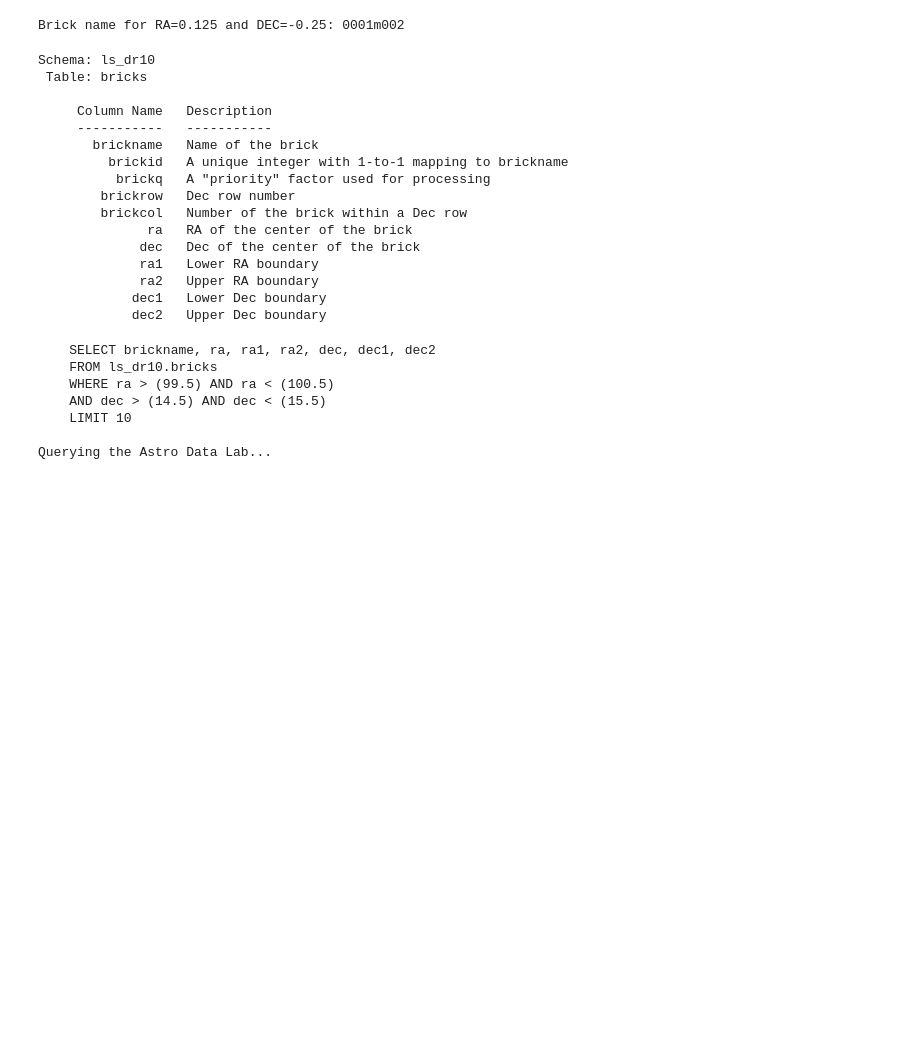
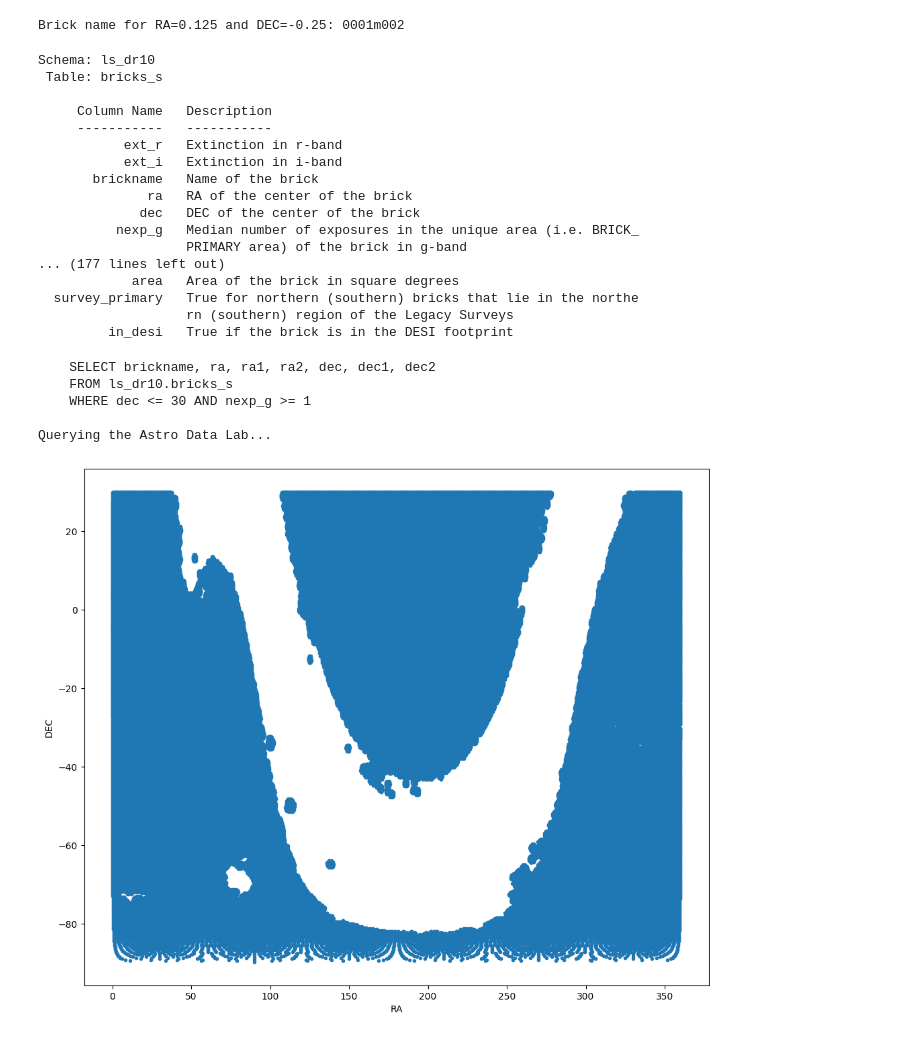
Before and after one commit to cyb0rb/WiFeS_Catalog, a Jupyter notebook: query_images.ipynb, the cells around one changed output. Drawn from its saved outputs; the diff is of its cells as text; code cells hidden in the pictures; blank space fills up the shorter version.

```diff
--- a/query_images.ipynb
+++ b/query_images.ipynb
@@ -140,24 +140,25 @@ brickname = brick_identifier(0.125, -0.25)
 # %% [output]
 Brick name for RA=0.125 and DEC=-0.25: 0001m002
 # %%
-print(qc.schema("ls_dr10.bricks"))
+print(qc.schema("ls_dr10.bricks_s"))
 # %% [output]
 Schema: ls_dr10
- Table: bricks
+ Table: bricks_s
 
      Column Name   Description
      -----------   -----------
+           ext_r   Extinction in r-band
+           ext_i   Extinction in i-band
        brickname   Name of the brick
-         brickid   A unique integer with 1-to-1 mapping to brickname
-          brickq   A "priority" factor used for processing
-        brickrow   Dec row number
-        brickcol   Number of the brick within a Dec row
               ra   RA of the center of the brick
-             dec   Dec of the center of the brick
-             ra1   Lower RA boundary
-             ra2   Upper RA boundary
-            dec1   Lower Dec boundary
-            dec2   Upper Dec boundary
+             dec   DEC of the center of the brick
+          nexp_g   Median number of exposures in the unique area (i.e. BRICK_
+                   PRIMARY area) of the brick in g-band
+... (177 lines left out)
+            area   Area of the brick in square degrees
+  survey_primary   True for northern (southern) bricks that lie in the northe
+                   rn (southern) region of the Legacy Surveys
+         in_desi   True if the brick is in the DESI footprint
 # %%
 def query_bricks(ra, dec, dist):
     """Queries the Astro Data Lab for brick names and associated RA/DEC based on the given RA/DEC
@@ -177,10 +178,16 @@ def query_bricks(ra, dec, dist):
 
     query = f"""
     SELECT brickname, ra, ra1, ra2, dec, dec1, dec2
-    FROM ls_dr10.bricks
+    FROM ls_dr10.bricks_s
     WHERE ra >= ({ra_min}) AND ra < ({ra_max})
     AND dec >= ({dec_min}) AND dec < ({dec_max})
     LIMIT 10
+    """
+
+    query = f"""
+    SELECT brickname, ra, ra1, ra2, dec, dec1, dec2
+    FROM ls_dr10.bricks_s
+    WHERE dec <= 30 AND nexp_g >= 1
     """
 
     print(query)
@@ -190,16 +197,26 @@ def query_bricks(ra, dec, dist):
     brick_info = qc.query(sql=query, fmt="pandas")
 
     return brick_info
-
-brick_df = query_bricks(100, 15, 0.5)
-# %% [output]
-    SELECT brickname, ra, ra1, ra2, dec, dec1, dec2
-    FROM ls_dr10.bricks
-    WHERE ra > (99.5) AND ra < (100.5)
-    AND dec > (14.5) AND dec < (15.5)
-    LIMIT 10
-
-Querying the Astro Data Lab...
+# %%
+# brick_df_g = query_bricks(100, 20, 1.0)
+# brick_df_r = query_bricks(100, 20, 1.0)
+brick_df = query_bricks(100, -25, 1.0)
+# hundredk_bricks_s = brick_df
+# %% [output]
+    SELECT brickname, ra, ra1, ra2, dec, dec1, dec2
+    FROM ls_dr10.bricks_s
+    WHERE dec <= 30 AND nexp_g >= 1
+
+Querying the Astro Data Lab...
+# %%
+fig, ax = plt.subplots(1,1, figsize=(12,10))
+ax.plot(brick_df['ra'], brick_df['dec'], '.', label="all")
+ax.set(xlabel="RA", ylabel="DEC")
+
+# ax.legend()
+plt.show()
+# %% [output]
+[figure, added]
 # %%
 brick_df
 # %% [output]
```
Also changed, not shown: parts of 3 cells of this notebook.
